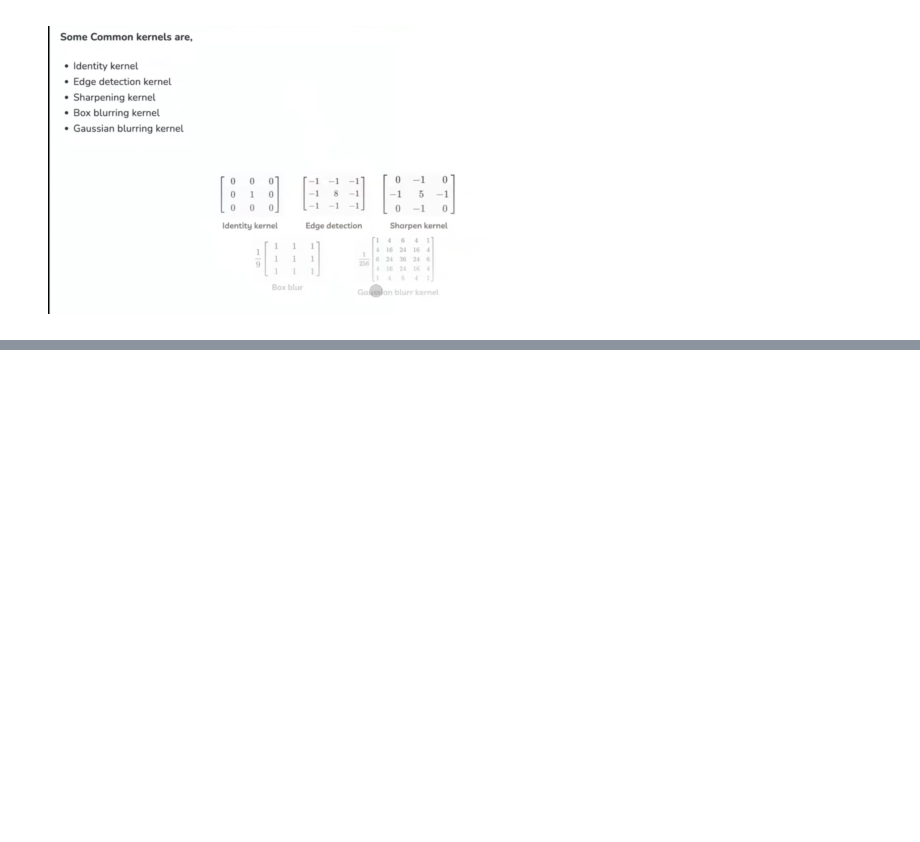
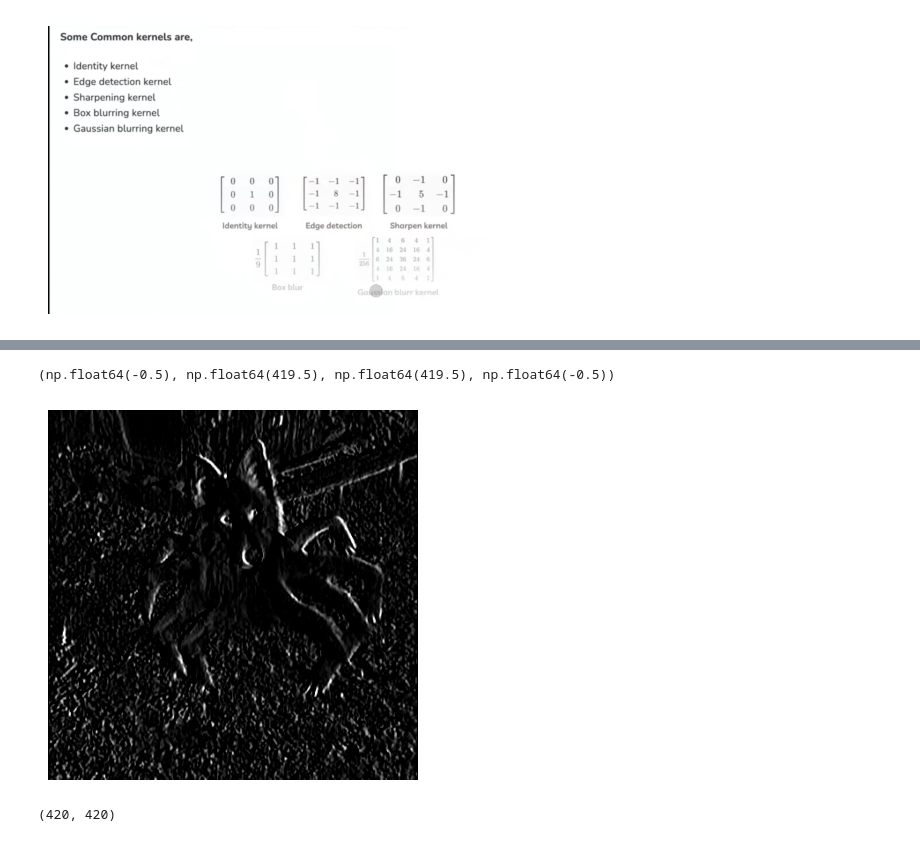
Before and after one commit to Vermashubh646/ML, a Jupyter notebook: DL/CNN/Kernels.ipynb, the cells around one changed output, grey strips where cells are left out. Drawn from its saved outputs; the diff is of its cells as text; code cells hidden in the pictures; blank space fills up the shorter version.

```diff
--- a/DL/CNN/Kernels.ipynb
+++ b/DL/CNN/Kernels.ipynb
@@ -39,0 +33,4 @@ import numpy as np
+# %%
+sobel_vertical =np.array([[1,0,-1],
+                          [2,0,-2],
+                          [1,0,-1]])
@@ -39,0 +86,11 @@ import numpy as np
+# %%
+plt.imshow(sobel_output,cmap='gray')
+plt.axis('off')
+# %% [output]
+(np.float64(-0.5), np.float64(419.5), np.float64(419.5), np.float64(-0.5))
+[figure, added]
+# %%
+sobel_output_hz = cv2.filter2D(img,-1,sobel_vertical.T)
+sobel_output_hz.shape
+# %% [output]
+(420, 420)
```
Also changed, not shown: parts of 17 cells of this notebook.
